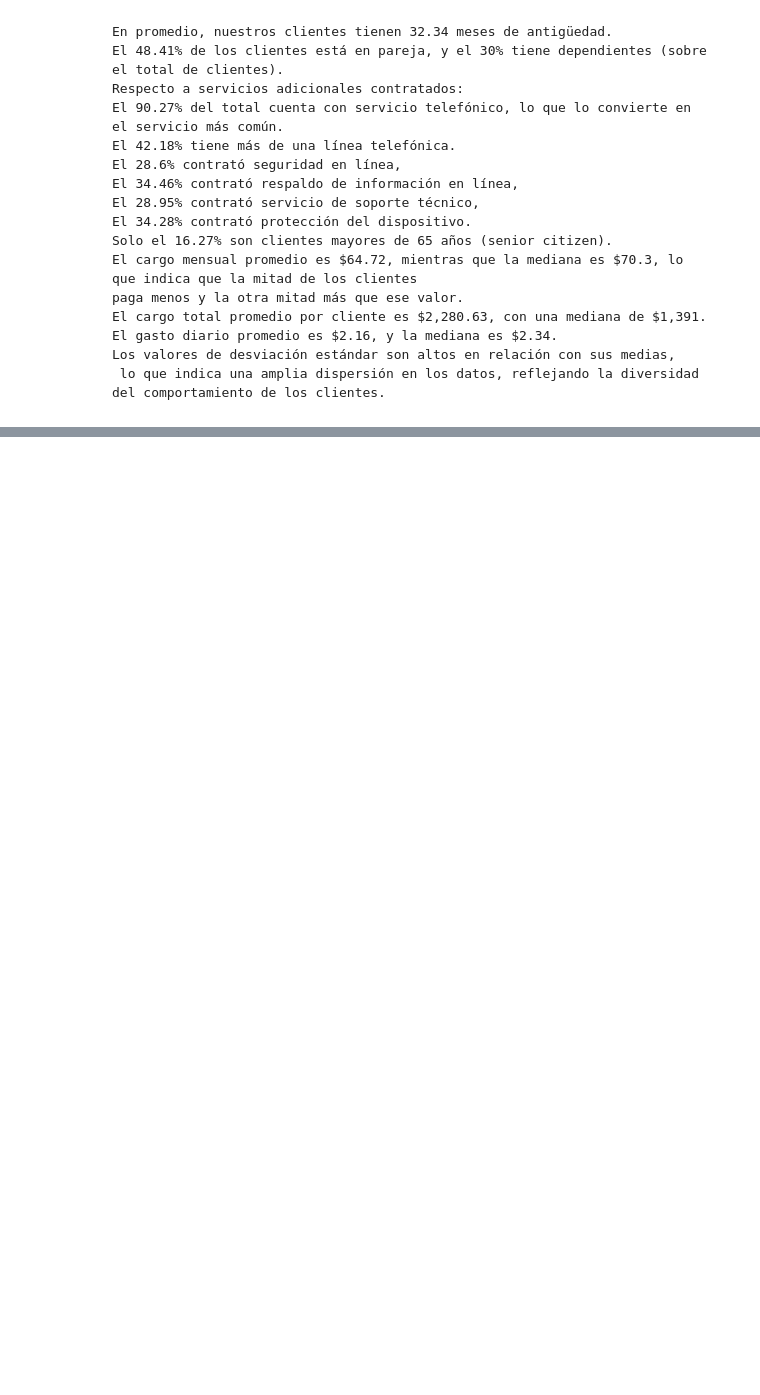
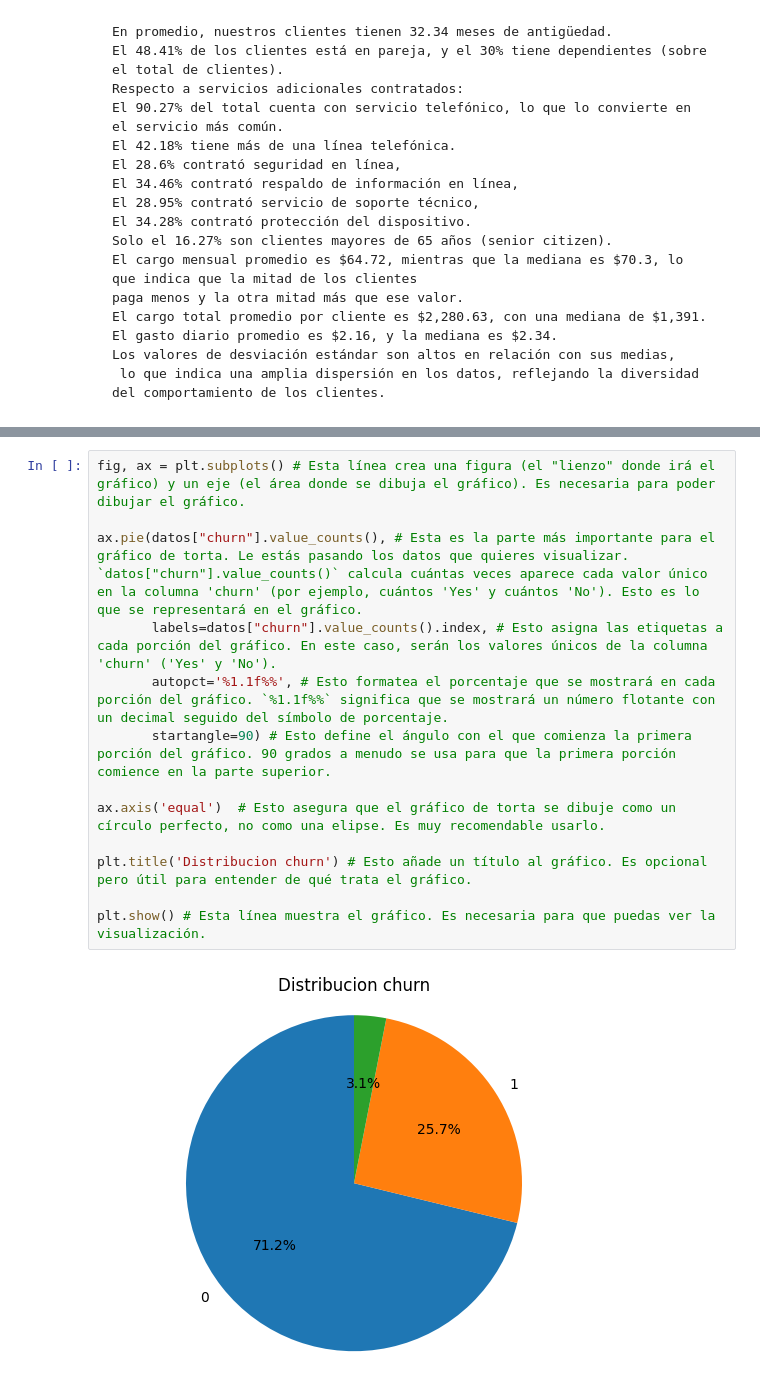
Before and after one commit to pierobadano/Desafio-TelecomX-P1, a Jupyter notebook: Desafio_Telecom_p1.ipynb, the cells around one changed output, grey strips where cells are left out. Saved outputs shown, nothing was run; the diff lists cells and outputs as text; blank space fills up the shorter version.

```diff
--- a/Desafio_Telecom_p1.ipynb
+++ b/Desafio_Telecom_p1.ipynb
@@ -353,0 +380,15 @@ Charges.Total: total gastado por el cliente
+# %%
+fig, ax = plt.subplots() # Esta línea crea una figura (el "lienzo" donde irá el gráfico) y un eje (el área donde se dibuja el gráfico). Es necesaria para poder dibujar el gráfico.
+
+ax.pie(datos["churn"].value_counts(), # Esta es la parte más importante para el gráfico de torta. Le estás pasando los datos que quieres visualizar. `datos["churn"].value_counts()` calcula cuántas veces aparece cada valor único en la columna 'churn' (por ejemplo, cuántos 'Yes' y cuántos 'No'). Esto es lo que se representará en el gráfico.
+       labels=datos["churn"].value_counts().index, # Esto asigna las etiquetas a cada porción del gráfico. En este caso, serán los valores únicos de la columna 'churn' ('Yes' y 'No').
+       autopct='%1.1f%%', # Esto formatea el porcentaje que se mostrará en cada porción del gráfico. `%1.1f%%` significa que se mostrará un número flotante con un decimal seguido del símbolo de porcentaje.
+       startangle=90) # Esto define el ángulo con el que comienza la primera porción del gráfico. 90 grados a menudo se usa para que la primera porción comience en la parte superior.
+
+ax.axis('equal')  # Esto asegura que el gráfico de torta se dibuje como un círculo perfecto, no como una elipse. Es muy recomendable usarlo.
+
+plt.title('Distribucion churn') # Esto añade un título al gráfico. Es opcional pero útil para entender de qué trata el gráfico.
+
+plt.show() # Esta línea muestra el gráfico. Es necesaria para que puedas ver la visualización.
+# %% [output]
+[figure, added]
```
Also changed, not shown: parts of 11 cells of this notebook.
